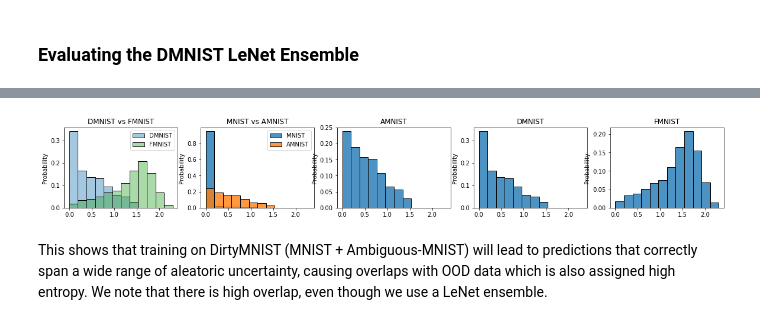
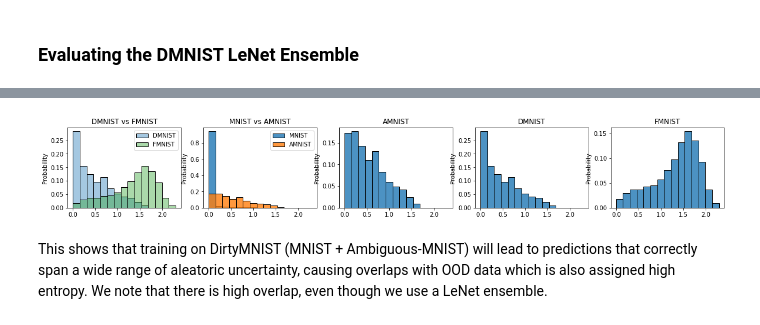
Before and after one commit to BlackHC/ddu_dirty_mnist, a Jupyter notebook: 02_dirtymnist.ipynb, the cells around one changed output, grey strips where cells are left out. Saved outputs shown, nothing was run; the diff lists cells and outputs as text; code cells hidden in the pictures.

```diff
--- a/02_dirtymnist.ipynb
+++ b/02_dirtymnist.ipynb
@@ -1971,29 +1736,17 @@ import seaborn as sns
 
 def plot_entropies(evaluation: Evaluation, **kwargs):
     # plt.ylim(0, 0.15)
-    sns.histplot(evaluation.entropies.numpy(), stat="probability", binrange=[0.0, np.log(10)], bins=12, **kwargs)
+    sns.histplot(evaluation.entropies.numpy(), stat="probability", binrange=[0.0, np.log(10)], bins=15, **kwargs)
 
 
 plt.figure(figsize=(5 * 4, 4 / 1.6))
 plt.subplot(1, 5, 1)
-# plot_entropies(
-#     amnist_test_evaluation,
-#     alpha=0.4,
-#     color=sns.color_palette()[0],
-#     label="AMNIST",
-# )
 plot_entropies(
     dmnist_test_evaluation,
     alpha=0.4,
     color=sns.color_palette()[0],
     label="DMNIST",
 )
-# plot_entropies(
-#     mnist_test_evaluation,
-#     alpha=0.4,
-#     color=sns.color_palette()[1],
-#     label="MNIST",
-# )
 plot_entropies(
     fmnist_test_evaluation,
     alpha=0.4,
@@ -2017,33 +1770,33 @@ plot_entropies(
 )
 plt.title("MNIST vs AMNIST")
 plt.legend()
 plt.subplot(1, 5, 3)
 plot_entropies(
     amnist_test_evaluation,
     alpha=0.8,
     color=sns.color_palette()[0],
     label="AMNIST",
 )
 plt.title("AMNIST")
 plt.subplot(1, 5, 4)
 plot_entropies(
     dmnist_test_evaluation,
     alpha=0.8,
     color=sns.color_palette()[0],
     label="DMNIST",
 )
 plt.title("DMNIST")
 plt.subplot(1, 5, 5)
 plot_entropies(
     fmnist_test_evaluation,
     alpha=0.8,
     color=sns.color_palette()[0],
     label="FMNIST",
 )
 plt.title("FMNIST")
 
 plt.show()
 # %% [output]
-[figure, old version]
+[figure, new version]
 # %% [markdown]
 This shows that training on DirtyMNIST (MNIST + Ambiguous-MNIST) will lead to predictions that correctly span a wide range of aleatoric uncertainty, causing overlaps with OOD data which is also assigned high entropy. We note that there is high overlap, even though we use a LeNet ensemble.
```
Also changed, not shown: parts of 29 cells of this notebook.
